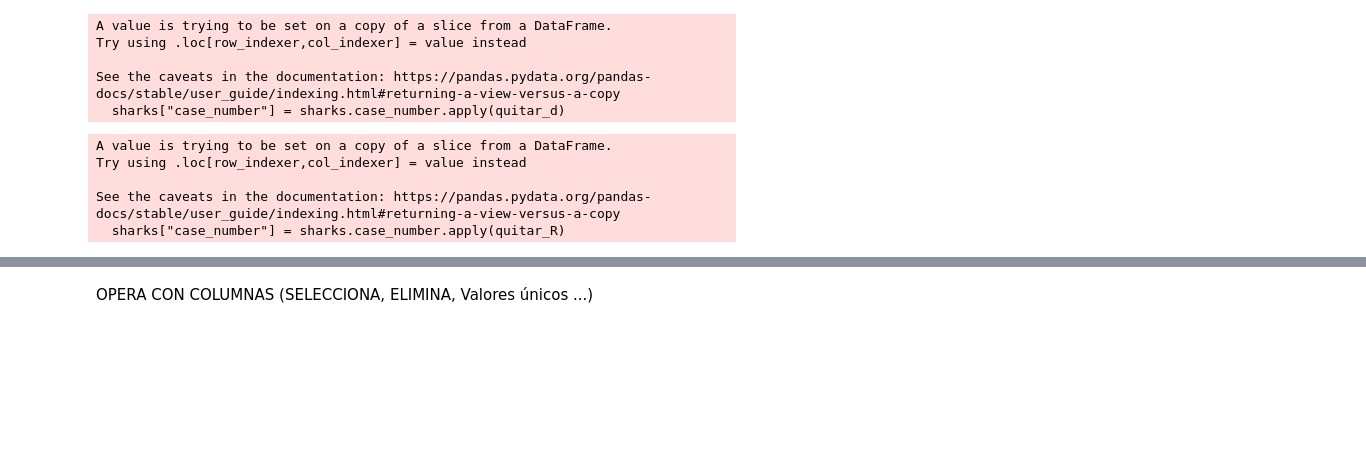
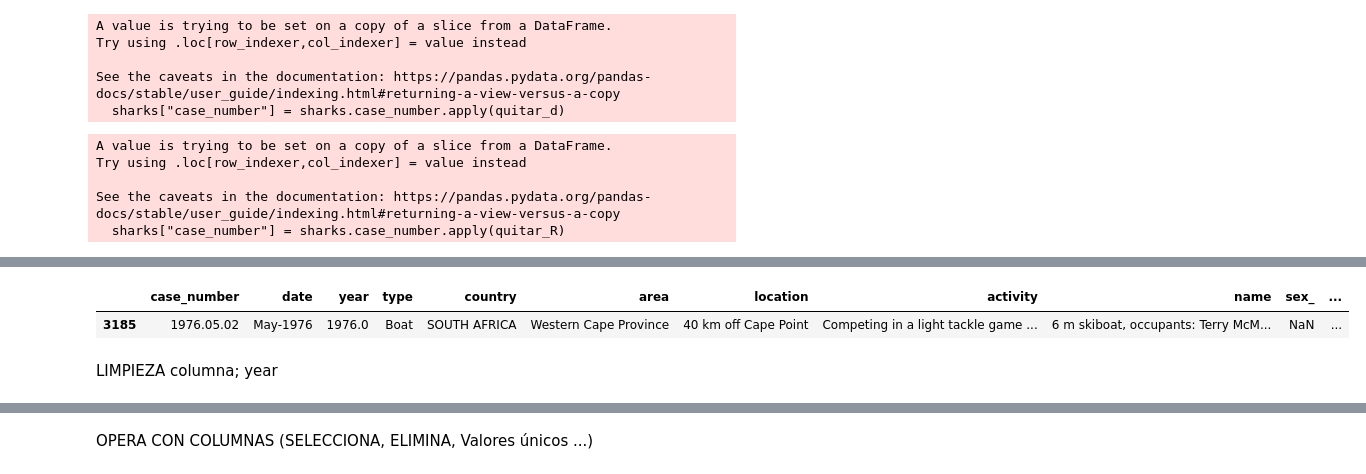
Before and after one commit to jesuschao/data-cleaning-pandas, a Jupyter notebook: your-code/clean.ipynb, the cells around one changed output, grey strips where cells are left out. Drawn from its saved outputs; the diff is of its cells as text; code cells hidden in the pictures; blank space fills up the shorter version.

```diff
--- a/your-code/clean.ipynb
+++ b/your-code/clean.ipynb
@@ -320,0 +350,2 @@ LIMPIEZA columna; date
+# %%
+sharks.date=newcoll
@@ -320,0 +356,7 @@ LIMPIEZA columna; date
+# %%
+sharks.sample()
+# %% [output]
+|  | case_number | date | year | type | country | area | location | activity | name | sex_ | ... |
+| 3185 | 1976.05.02 | May-1976 | 1976.0 | Boat | SOUTH AFRICA | Western Cape Province | 40 km off Cape Point | Competing in a light tackle game ... | 6 m skiboat, occupants: Terry McM... | NaN | ... |
+# %% [markdown]
+LIMPIEZA columna; year
```
Also changed, not shown: parts of 13 cells of this notebook.
